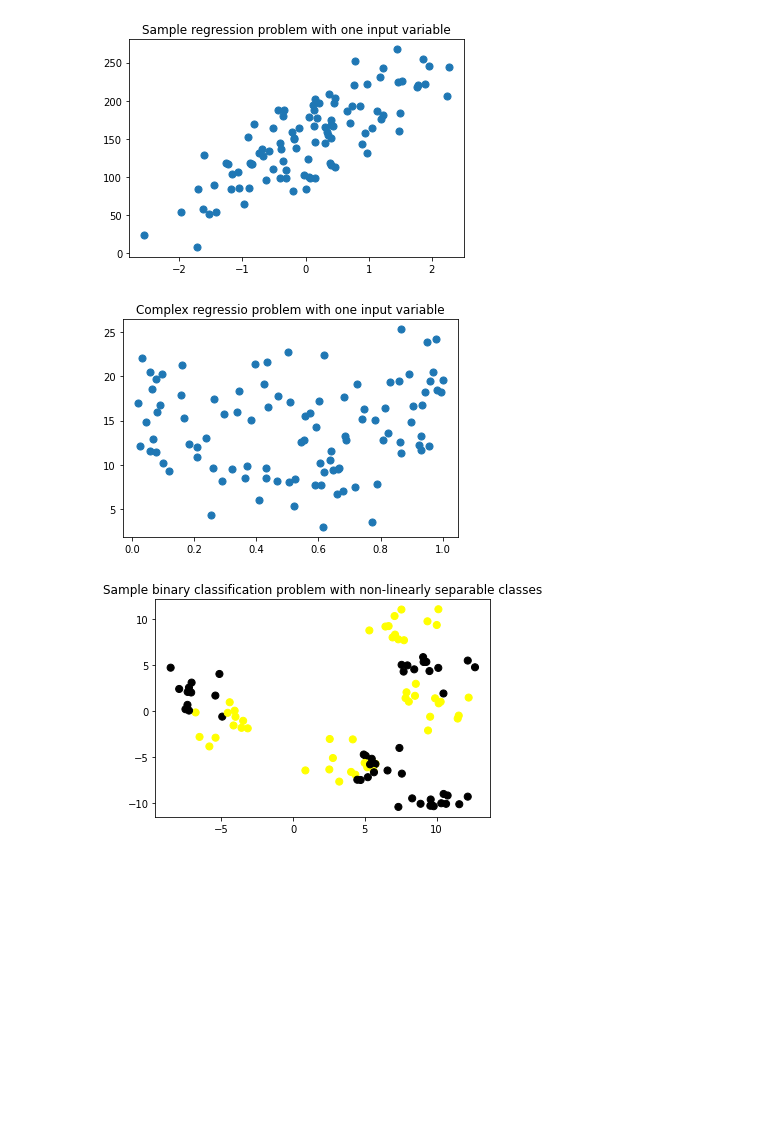
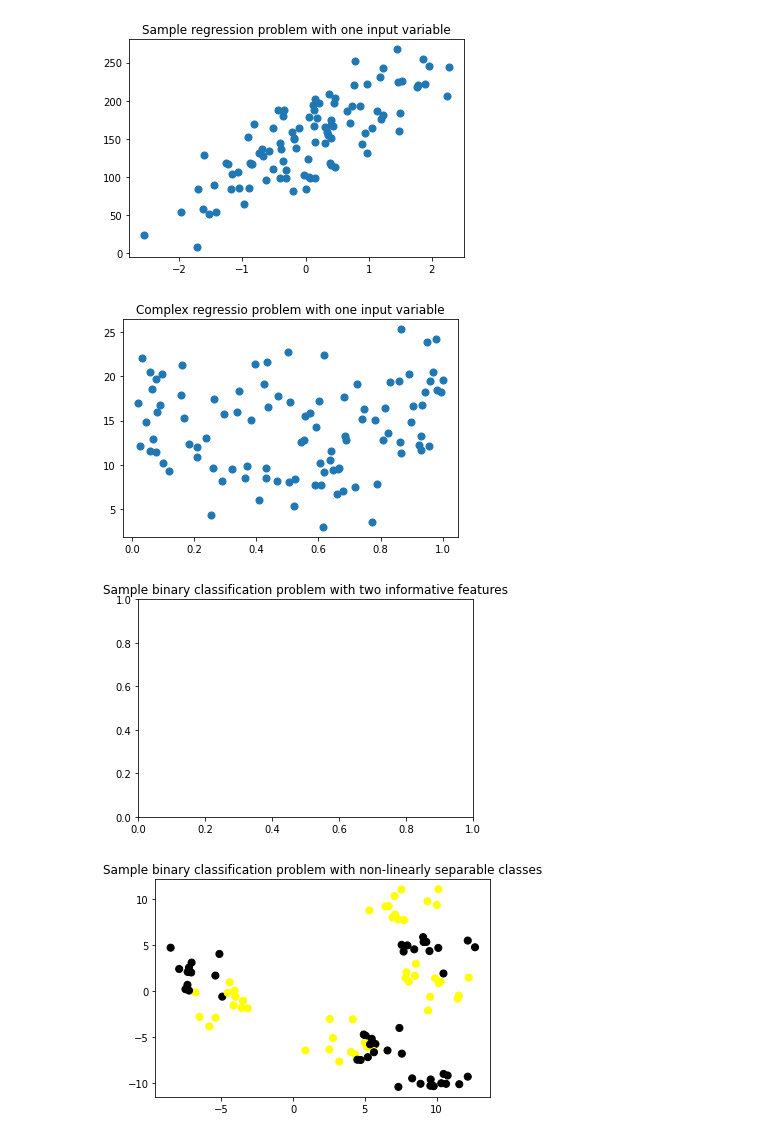
Before and after one commit to geocarvalho/python-ds, a Jupyter notebook: applied-data-science-with-python/applied_ml_in_python/week2_applied_ml_in_python.ipynb, the cells around one changed output. Cells and saved outputs as stored; diff of their text form; code cells hidden in the pictures; blank space fills up the shorter version.

```diff
--- a/applied-data-science-with-python/applied_ml_in_python/week2_applied_ml_in_python.ipynb
+++ b/applied-data-science-with-python/applied_ml_in_python/week2_applied_ml_in_python.ipynb
@@ -360,19 +360,20 @@ plt.show()
 # %%
 from sklearn.datasets import make_friedman1, make_classification
 
 plt.figure()
 plt.title("Complex regressio problem with one input variable")
 X_F1, y_F1 = make_friedman1(n_samples=100, n_features=7, random_state=0)
 plt.scatter(X_F1[:, 2], y_F1, marker='o', s=50)
 plt.show()
 
-# plt.figure()
-# plt.title("Sample binary classification problem with two informative features")
-# X_C2, y_C2 = make_classification(n_samples=100, n_features=2,
-#                                  n_redundant=0, n_informative=2,
-#                                  class_sep=0.5, random_state=0)
+plt.figure()
+plt.title("Sample binary classification problem with two informative features")
+X_C2, y_C2 = make_classification(n_samples=100, n_features=2,
+                                 n_redundant=0, n_informative=2,
+                                 class_sep=0.5, random_state=0)
 # %% [output]
 [figure]
+[figure, added]
 # %%
 from sklearn.datasets import make_blobs
 from sklearn.datasets import load_breast_cancer
```
Also changed, not shown: parts of 44 cells of this notebook.
